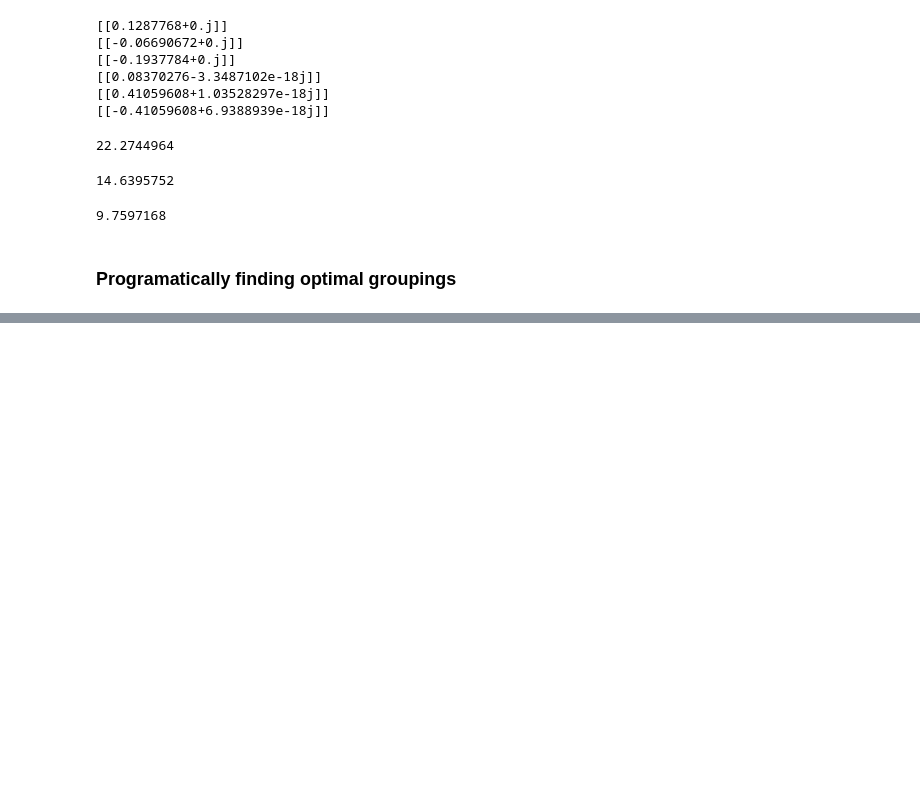
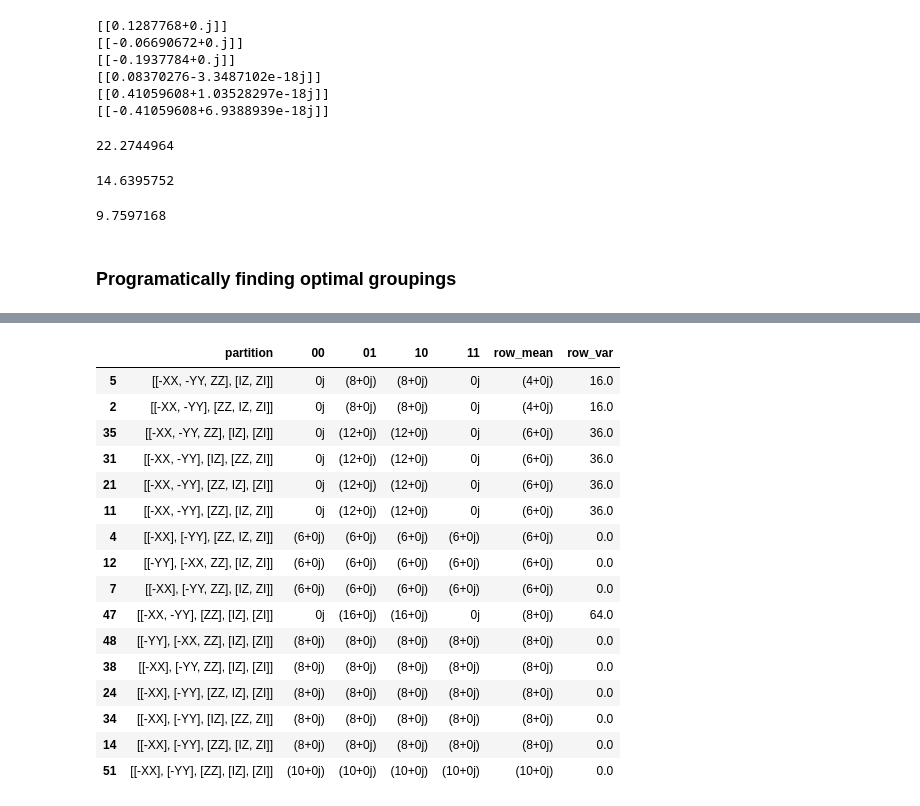
Before and after one commit to teaguetomesh/vqe-term-grouping, a Jupyter notebook: hamiltonian_statistics.ipynb, the cells around one changed output, grey strips where cells are left out. Cells and saved outputs as stored; diff of their text form; code cells hidden in the pictures; blank space fills up the shorter version.

```diff
--- a/hamiltonian_statistics.ipynb
+++ b/hamiltonian_statistics.ipynb
@@ -311,0 +334,5 @@ partition_list
+# %%
+state_list = [np.array([[1], [0], [0], [0]]),
+              np.array([[0], [1], [0], [0]]),
+              np.array([[0], [0], [1], [0]]),
+              np.array([[0], [0], [0], [1]])]
@@ -311,0 +362,33 @@ partition_list
+# %%
+# ugly code to calculate the expected state preps per each of the basis states
+df0 = calculate_expected_state_preps_valid_partitions(test_term_set, state_list[0])
+df1 = calculate_expected_state_preps_valid_partitions(test_term_set, state_list[1])
+df2 = calculate_expected_state_preps_valid_partitions(test_term_set, state_list[2])
+df3 = calculate_expected_state_preps_valid_partitions(test_term_set, state_list[3])
+
+temp = pd.merge(df0, df1, left_index=True, right_index=True)
+temp = pd.merge(temp, df2, left_index=True, right_index=True)
+temp = pd.merge(temp, df3, left_index=True, right_index=True)
+temp = temp.iloc[:,[0,1,3,5,7]]
+temp.columns=["partition", "00", "01", "10", "11"]
+temp['row_mean'] = temp.iloc[:,1:].mean(axis=1)
+temp['row_var'] = temp.iloc[:,1:].var(axis=1)
+temp.sort_values(by=["row_mean"])
+# %% [output]
+|  | partition | 00 | 01 | 10 | 11 | row_mean | row_var |
+| 5 | [[-XX, -YY, ZZ], [IZ, ZI]] | 0j | (8+0j) | (8+0j) | 0j | (4+0j) | 16.0 |
+| 2 | [[-XX, -YY], [ZZ, IZ, ZI]] | 0j | (8+0j) | (8+0j) | 0j | (4+0j) | 16.0 |
+| 35 | [[-XX, -YY, ZZ], [IZ], [ZI]] | 0j | (12+0j) | (12+0j) | 0j | (6+0j) | 36.0 |
+| 31 | [[-XX, -YY], [IZ], [ZZ, ZI]] | 0j | (12+0j) | (12+0j) | 0j | (6+0j) | 36.0 |
+| 21 | [[-XX, -YY], [ZZ, IZ], [ZI]] | 0j | (12+0j) | (12+0j) | 0j | (6+0j) | 36.0 |
+| 11 | [[-XX, -YY], [ZZ], [IZ, ZI]] | 0j | (12+0j) | (12+0j) | 0j | (6+0j) | 36.0 |
+| 4 | [[-XX], [-YY], [ZZ, IZ, ZI]] | (6+0j) | (6+0j) | (6+0j) | (6+0j) | (6+0j) | 0.0 |
+| 12 | [[-YY], [-XX, ZZ], [IZ, ZI]] | (6+0j) | (6+0j) | (6+0j) | (6+0j) | (6+0j) | 0.0 |
+| 7 | [[-XX], [-YY, ZZ], [IZ, ZI]] | (6+0j) | (6+0j) | (6+0j) | (6+0j) | (6+0j) | 0.0 |
+| 47 | [[-XX, -YY], [ZZ], [IZ], [ZI]] | 0j | (16+0j) | (16+0j) | 0j | (8+0j) | 64.0 |
+| 48 | [[-YY], [-XX, ZZ], [IZ], [ZI]] | (8+0j) | (8+0j) | (8+0j) | (8+0j) | (8+0j) | 0.0 |
+| 38 | [[-XX], [-YY, ZZ], [IZ], [ZI]] | (8+0j) | (8+0j) | (8+0j) | (8+0j) | (8+0j) | 0.0 |
+| 24 | [[-XX], [-YY], [ZZ, IZ], [ZI]] | (8+0j) | (8+0j) | (8+0j) | (8+0j) | (8+0j) | 0.0 |
+| 34 | [[-XX], [-YY], [IZ], [ZZ, ZI]] | (8+0j) | (8+0j) | (8+0j) | (8+0j) | (8+0j) | 0.0 |
+| 14 | [[-XX], [-YY], [ZZ], [IZ, ZI]] | (8+0j) | (8+0j) | (8+0j) | (8+0j) | (8+0j) | 0.0 |
+| 51 | [[-XX], [-YY], [ZZ], [IZ], [ZI]] | (10+0j) | (10+0j) | (10+0j) | (10+0j) | (10+0j) | 0.0 |
```
Also changed, not shown: parts of 5 cells of this notebook.
